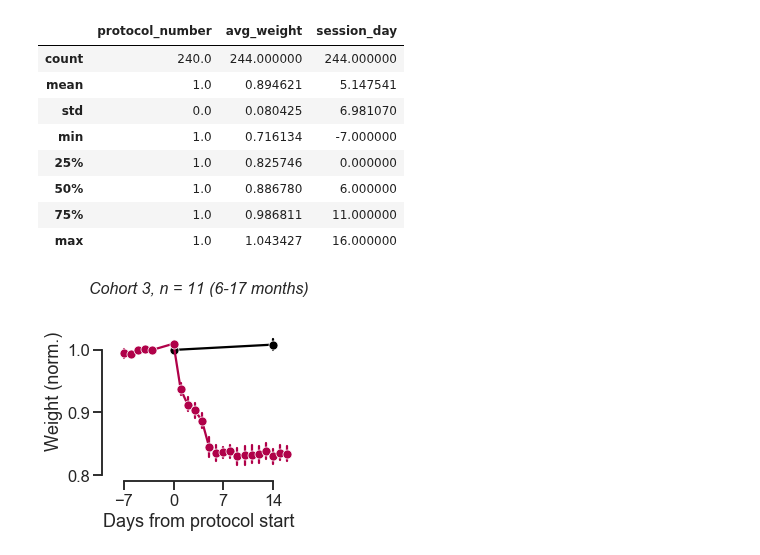
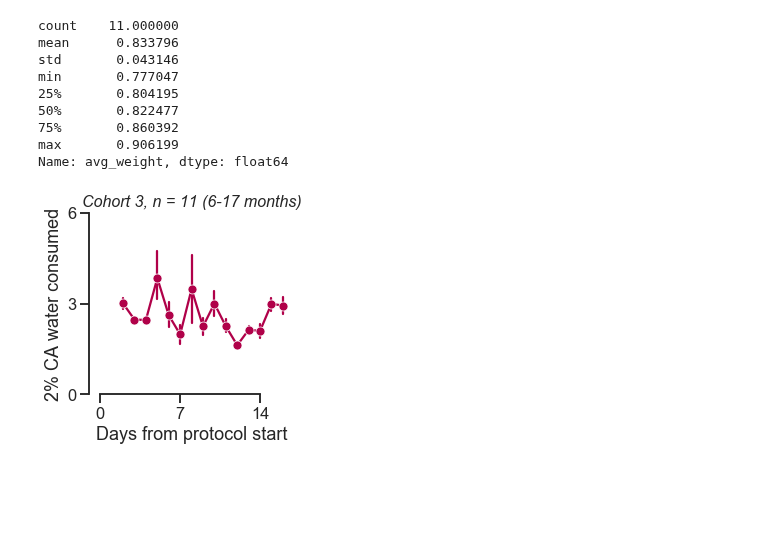
Before and after one commit to int-brain-lab/citricAcid, a Jupyter notebook: weigths_churchland_3cages.ipynb, the cells around one changed output. Saved outputs shown, nothing was run; the diff lists cells and outputs as text; code cells hidden in the pictures; blank space fills up the shorter version.

```diff
--- a/weigths_churchland_3cages.ipynb
+++ b/weigths_churchland_3cages.ipynb
@@ -22,11 +22,13 @@ figpath = 'figures' # put in the same folder, but add to .gitignore for now
 # %%
 ########### SUBJECTS ###########
 
-subj = subject.Subject * subject.SubjectLab * subject.SubjectProject & 'lab_name="churchlandlab"' & 'subject_project = "churchland_learninglifespan"'
+subj = subject.Subject * subject.SubjectLab  & 'lab_name="churchlandlab"'
 
 ########### WEIGHINGS ###########
+# grab the data from the start of baseline weights until lab shutdown
 weight_with_date = subj * action.Weighing.proj('weight', session_date='DATE(weighing_time)')
-weight_date = (dj.U('subject_uuid', 'session_date') & weight_with_date) & 'session_date > "2020-02-22"'
+weight_date = (dj.U('subject_uuid', 'session_date') & weight_with_date) \
+& 'session_date BETWEEN "2020-02-22" AND "2020-03-31"'
 #baseline_date = (dj.U('subject_uuid', 'session_date') & weight_with_date) & 'session_date < "2020-02-25"'
 
 avg_weight_date = weight_date.aggr(weight_with_date, avg_weight='AVG(weight)')
@@ -36,5 +38,5 @@ b = subj * avg_weight_date
 #bb = subj * avg_baseline_weight_date
 weight_df = pd.DataFrame(b.fetch(as_dict=True))
 #baseline_df = pd.DataFrame(bb.fetch(as_dict=True))
-weight_df.tail(n=5)
+sorted(weight_df.subject_nickname.unique())
 # %% [output]
@@ -89,20 +103,22 @@ Jax = 'Jax'
 # 'CSHL065': CA, 'CSHL066':CA, 'CSHL067':CA, 'CSHL068':CA, 'CSHL069':CA,
 # 'CSHL070':CA, 'CSHL071':CA, 'CSHL072':CA, 'CSHL073':CA,
 # 'CSHL074':CA, 'CSHL075':CA}
+# 071 was overweight at the start
+# CSHL061, 062, 064 had surgery during the CA experiment - exclude
 
 # remove mice that have dropped out
-condition_map = {'CSHL063':CA,  'CSHL071':CA,
-'CSHL065': CA, 'CSHL066':CA, 'CSHL067':CA, 'CSHL068':CA, 'CSHL069':CA,
-'CSHL070':CA, 'CSHL071':CA, 'CSHL072':CA, 'CSHL073':CA,
-'CSHL074':CA, 'CSHL075':CA, 'Jax_male':Jax, 'Jax_female':Jax}
+condition_map = {'CSHL063':CA, 'CSHL065': CA, 'CSHL066':CA, 'CSHL067':CA, 'CSHL068':CA, 'CSHL069':CA,
+                 'CSHL070':CA, 'CSHL072':CA, 'CSHL073':CA, 'CSHL074':CA, 'CSHL075':CA,
+                 'Jax_male':Jax, 'Jax_female':Jax}
 
 normalized2['condition'] = normalized2.subject_nickname.map(condition_map)
 
 # choose only these animals
 normalized2 = normalized2.loc[normalized2.subject_nickname.isin(condition_map.keys()), :]
-# sorted(normalized2.subject_nickname.unique())
-# sorted(normalized2.session_date.unique())
-#normalized2
+normalized2.groupby(['subject_nickname'])['sex'].unique()
+normalized2['subject_nickname'].unique()
+#normalized2.groupby(['sex'])['subject_nickname'].unique()
+#normalized2.subject_nickname.nunique()
 # %% [output]
 A value is trying to be set on a copy of a slice from a DataFrame.
 Try using .loc[row_indexer,col_indexer] = value instead
@@ -115,0 +194,15 @@ See the caveats in the documentation: https://pandas.pydata.org/pandas-docs/stab
+# %%
+# what were the weights in the last week?
+normalized3 = normalized2.loc[(normalized2.session_day > 7) & ~(normalized2['condition'].str.contains('Jax')),
+                              :].groupby(['subject_nickname'])['avg_weight'].mean()
+normalized3.describe()
+# %% [output]
+count    11.000000
+mean      0.833796
+std       0.043146
+min       0.777047
+25%       0.804195
+50%       0.822477
+75%       0.860392
+max       0.906199
+Name: avg_weight, dtype: float64
@@ -116,32 +217,21 @@ See the caveats in the documentation: https://pandas.pydata.org/pandas-docs/stab
 # %%
+
+
 # REMOVE ONE OVERWEIGHT MOUSE
-#normalized3 = normalized2[~normalized2['subject_nickname'].isin(['CSHL071'])]
 f, ax = plt.subplots(ncols=1, nrows=1, figsize=(4, 4))
-
 palette = sns.xkcd_palette(['black', 'raspberry'])
-sns.lineplot(x="session_day", y="avg_weight", hue='condition',
-             err_style='bars', marker='o', hue_order=['Jax', 'Citric Acid'],
-             ci=68, data=normalized3, ax=ax, legend=False, palette=palette)
+sns.lineplot(x="session_day", y="value",
+             err_style='bars', marker='o',
+             ci=68, data=thirst, ax=ax, legend=False, color=palette[1])
 ax.set_xlabel("Days from protocol start")
-ax.set_ylabel("Weight (norm.)")
-ax.set(ylim=[0.79, 1.08], yticks=[0.8, 0.9, 1], xticks=[-7, 0, 7, 14], xlim=[-10, 17])
+ax.set_ylabel("2% CA water consumed")
+ax.set(ylim=[0,6], yticks=[0, 3, 6], xticks=[-7, 0, 7, 14], xlim=[-1, 17])
 #ax.text(-5, 0.85, 'n = %d'%normalized3.subject_nickname.nunique(), {'color':'k', 'fontsize':16})
-ax.set_title('Cohort 3, n = %d (6-17 months)'%(normalized3.subject_nickname.nunique()-2),
+ax.set_title('Cohort 3, n = %d (6-17 months)'%(normalized2.subject_nickname.nunique()-2),
             fontsize=16, fontstyle='italic')
 f.tight_layout()
 sns.despine(trim=True)
 #f.savefig(os.path.join(figpath, "citricacid_weights_churchlandlab.pdf"))
-f.savefig(os.path.join(figpath, "suppfig2.png"), dpi=600)
-
-normalized3.describe()
+f.savefig(os.path.join(figpath, "suppfig2b.png"), dpi=600)
 # %% [output]
-|  | protocol_number | avg_weight | session_day |
-| count | 240.0 | 244.000000 | 244.000000 |
-| mean | 1.0 | 0.894621 | 5.147541 |
-| std | 0.0 | 0.080425 | 6.981070 |
-| min | 1.0 | 0.716134 | -7.000000 |
-| 25% | 1.0 | 0.825746 | 0.000000 |
-| 50% | 1.0 | 0.886780 | 6.000000 |
-| 75% | 1.0 | 0.986811 | 11.000000 |
-| max | 1.0 | 1.043427 | 16.000000 |
-[figure, old version]
+[figure, new version]
```
Also changed, not shown: parts of 10 cells of this notebook, 10 other files.
